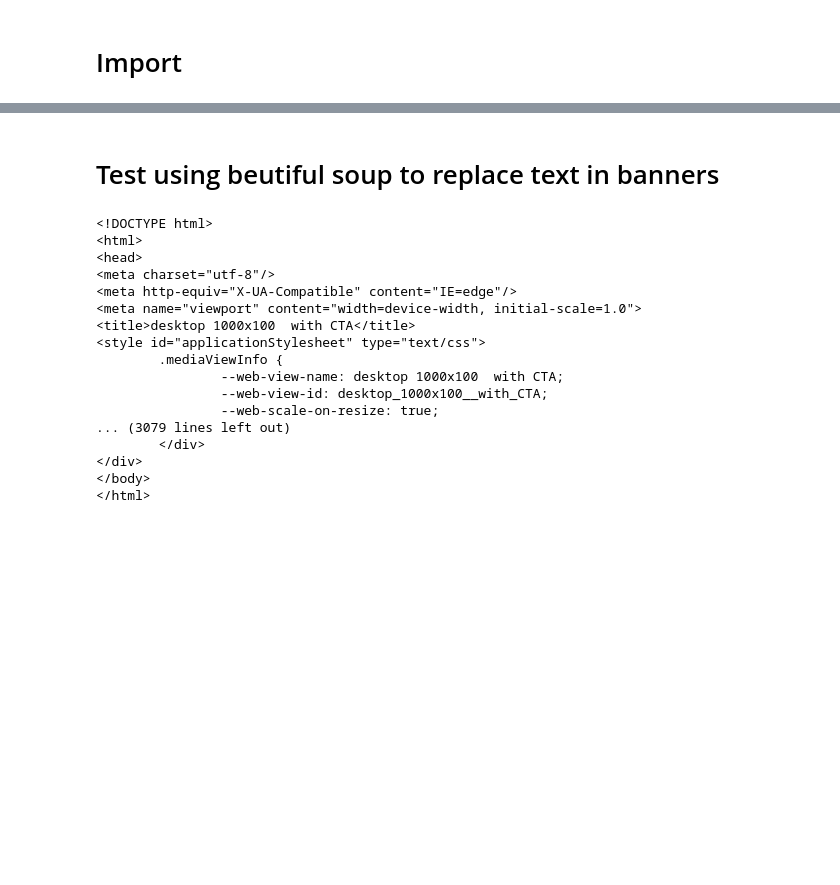
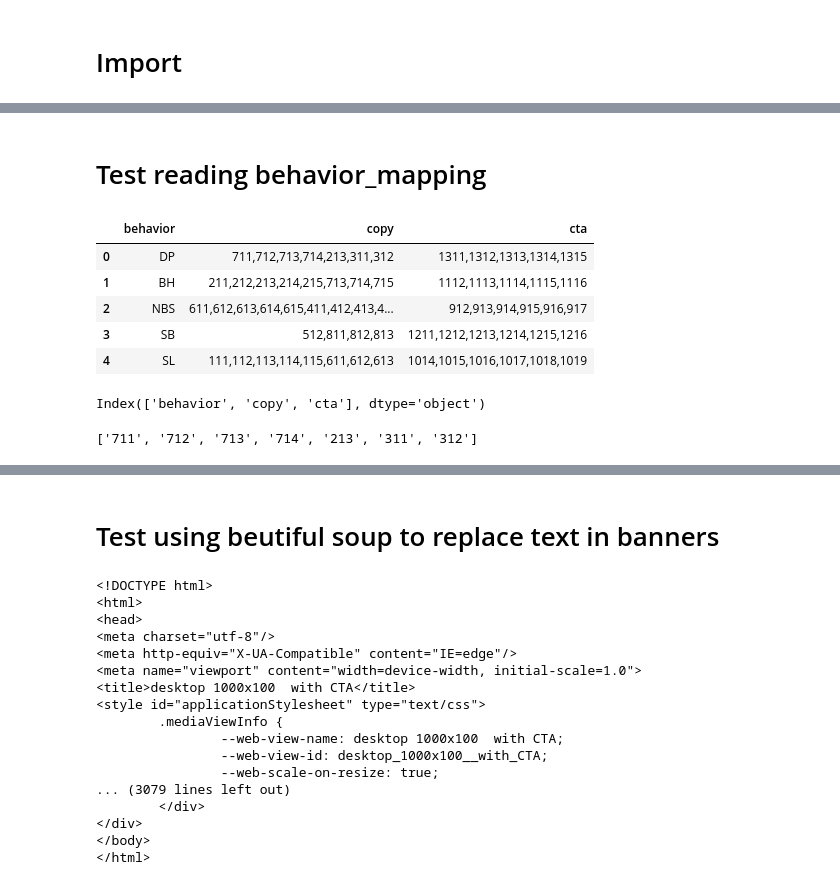
Before and after one commit to LironUxpera/LironUxpera, a Jupyter notebook: notebooks/Untitled.ipynb, the cells around one changed output, grey strips where cells are left out. Cells and saved outputs as stored; diff of their text form; code cells hidden in the pictures; blank space fills up the shorter version.

Commit message:
added support for reading data tables for behavior, copy & cta

```diff
--- a/notebooks/Untitled.ipynb
+++ b/notebooks/Untitled.ipynb
@@ -11,0 +12,21 @@ ImportError: cannot import name 'HTMLDocument' from 'bs4' (/Library/Frameworks/P
+# %% [markdown]
+# Test reading behavior_mapping
+# %%
+df = pd.read_excel('../data/behavior_mapping.xlsx')
+df.head()
+# %% [output]
+|  | behavior | copy | cta |
+| 0 | DP | 711,712,713,714,213,311,312 | 1311,1312,1313,1314,1315 |
+| 1 | BH | 211,212,213,214,215,713,714,715 | 1112,1113,1114,1115,1116 |
+| 2 | NBS | 611,612,613,614,615,411,412,413,4... | 912,913,914,915,916,917 |
+| 3 | SB | 512,811,812,813 | 1211,1212,1213,1214,1215,1216 |
+| 4 | SL | 111,112,113,114,115,611,612,613 | 1014,1015,1016,1017,1018,1019 |
+# %%
+df.columns
+# %% [output]
+Index(['behavior', 'copy', 'cta'], dtype='object')
+# %%
+s = '711,712,713,714,213,311,312'
+s.split(',')
+# %% [output]
+['711', '712', '713', '714', '213', '311', '312']
```
Also changed, not shown: parts of 15 cells of this notebook, 4 other files.
